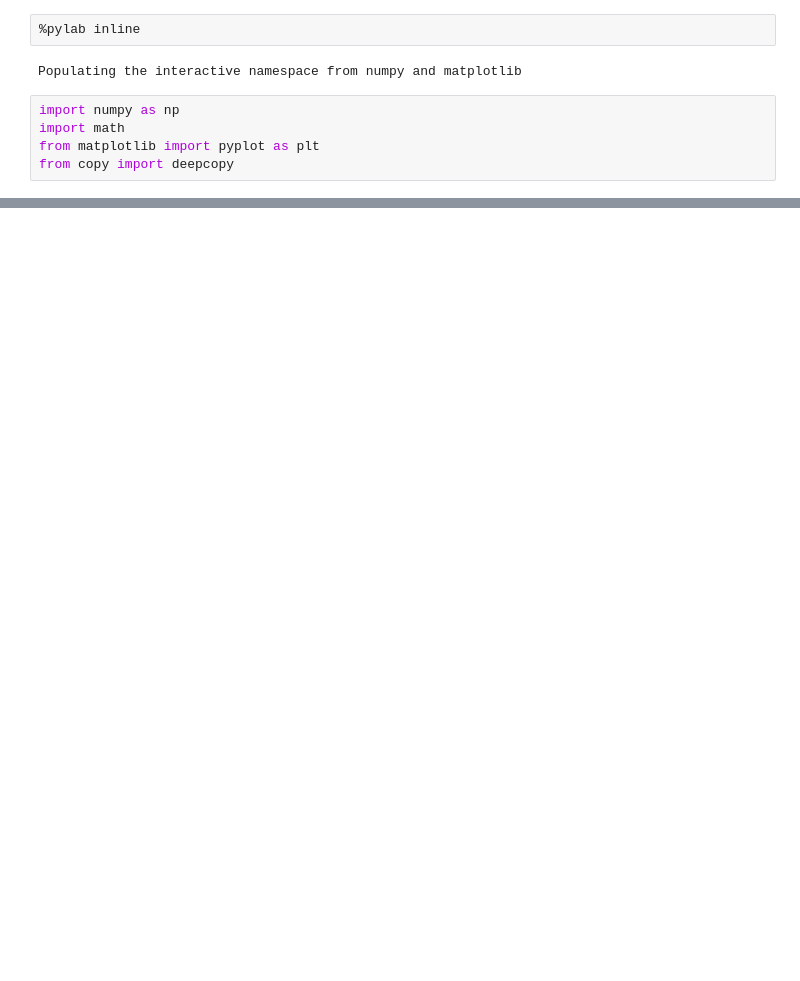
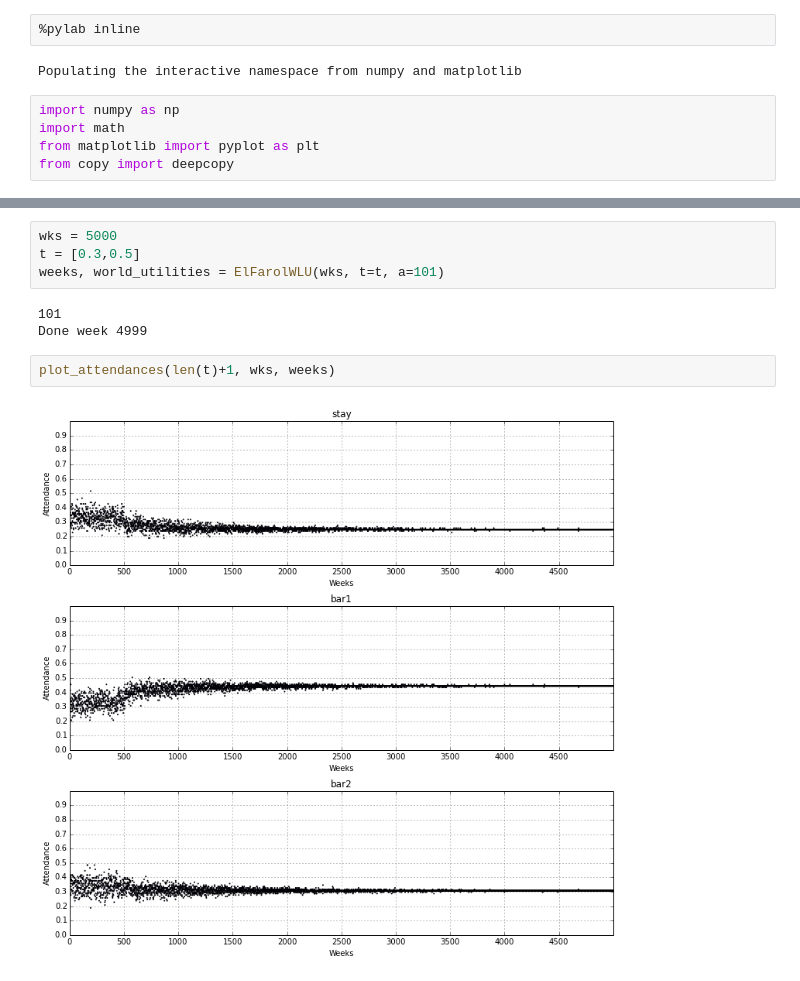
Before and after one commit to hoarf/el_farol_multibar, a Jupyter notebook: wlu.ipynb, the cells around one changed output, grey strips where cells are left out. Saved outputs shown, nothing was run; the diff lists cells and outputs as text; blank space fills up the shorter version.

```diff
--- a/wlu.ipynb
+++ b/wlu.ipynb
@@ -215,0 +269,11 @@ plot_world_utilities(wks, world_utilities)
+# %%
+wks = 5000
+t = [0.3,0.5]
+weeks, world_utilities = ElFarolWLU(wks, t=t, a=101)
+# %% [output]
+101
+Done week 4999
+# %%
+plot_attendances(len(t)+1, wks, weeks)
+# %% [output]
+[figure, added]
```
Also changed, not shown: parts of 21 cells of this notebook.
